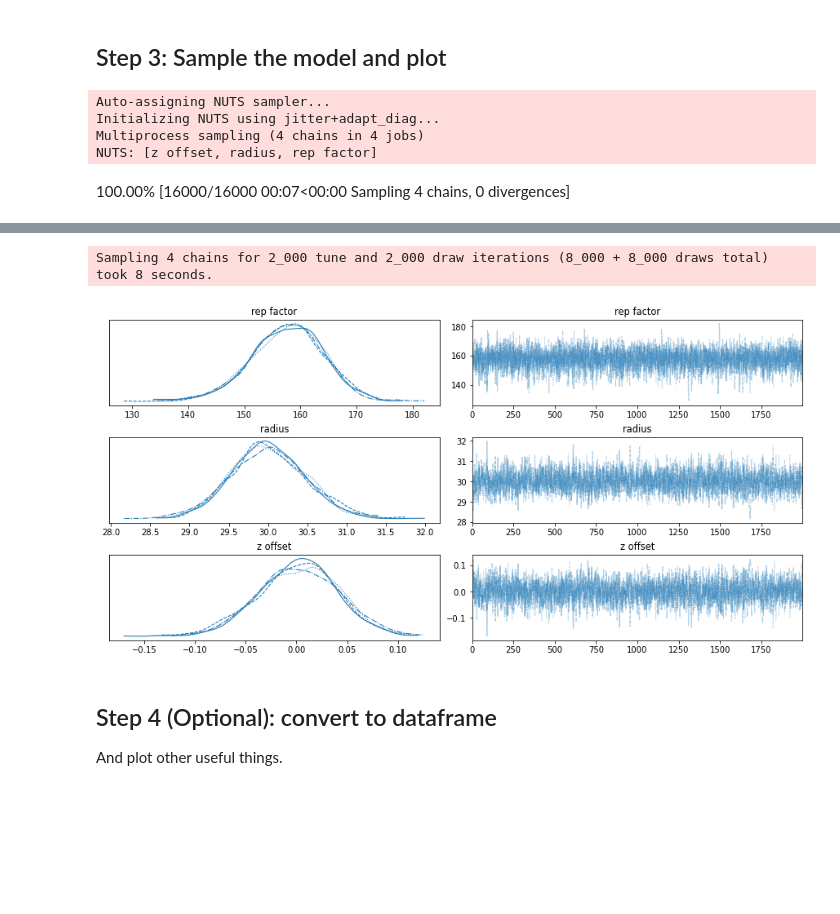
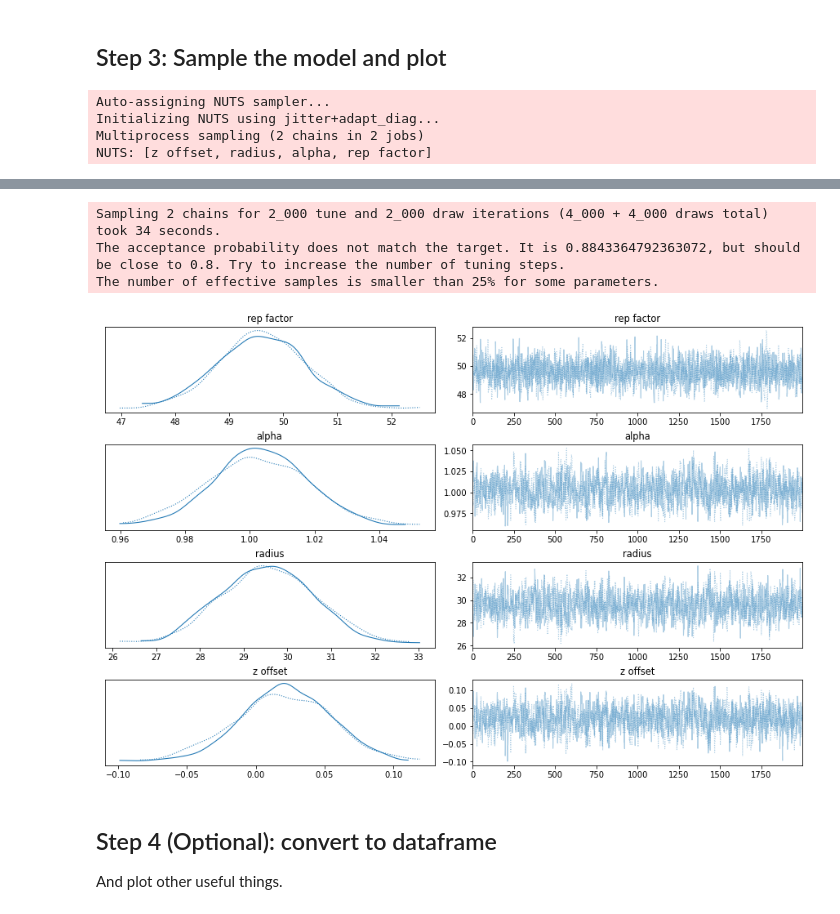
Before and after one commit to phys201/nc_AFM, a Jupyter notebook: documentation.ipynb, the cells around one changed output, grey strips where cells are left out. Drawn from its saved outputs; the diff is of its cells as text; code cells hidden in the pictures; blank space fills up the shorter version.

Commit message:
new repulsive term

```diff
--- a/documentation.ipynb
+++ b/documentation.ipynb
@@ -425,15 +446,13 @@ Here is an example for generating and fitting to the vdW spherical model.
 # %% [markdown]
 ## Step 1: generate the data
 # %%
-z = np.arange(2.4, 30, 0.2) #nN
+z = np.arange(1.4, 30, 0.2) #nN
 # %%
 noise = 0.05 #nN
 # %%
-epsilon = 2.5    #aJ
-sigma = 2.3      #nm
-
-repulsive = 150  #aJ/nm^2
-hamaker = 12     #aJ
+repulsive = 50  #aJ/nm
+alpha = 1
+hamaker = 4     #aJ
 radius = 30      #nm
 
 z_0 = 0.0        #nm
@@ -442,8 +461,8 @@ simulate the data. `simulatedata.sph` requries a repulsive term factor, Hamaker'
 # %%
-test_lj_data = sim.sph(repulsive, hamaker, radius, noise, z, z_0)
+test_data = sim.sph(z, repulsive, alpha, hamaker, radius, noise, z_0)
 
 #plot for a sanity check
-plt.plot(z, test_lj_data)
+plt.plot(z, test_data)
 
 plt.xlabel('z (nm)')
 plt.ylabel('force (nN)');
@@ -457,5 +476,5 @@ The starting position and bounds on each of the parameters has a default value (
 # %%
-test_sph_model = ml.vdw_sph(z, test_lj_data, noise, hamaker, fit_z0 = True)
+test_model = ml.vdw_sph(z, test_data, noise, hamaker, fit_z0 = True)
 # %% [markdown]
 ### Find the MAP
 
@@ -474,12 +495,11 @@ map_estimate
 # %% [markdown]
 ## Step 3: Sample the model and plot
 # %%
-with test_sph_model:
-    traces_sph =pm.sample(2000, tune = 2000, return_inferencedata=True)
-    az.plot_trace(traces_sph);
+with test_model:
+    traces_test =pm.sample(2000, tune = 2000, return_inferencedata=True)
+    az.plot_trace(traces_test);
 # %% [output]
 Auto-assigning NUTS sampler...
 Initializing NUTS using jitter+adapt_diag...
-Multiprocess sampling (4 chains in 4 jobs)
-NUTS: [z offset, radius, rep factor]
+Multiprocess sampling (2 chains in 2 jobs)
+NUTS: [z offset, radius, alpha, rep factor]
-100.00% [16000/16000 00:07<00:00 Sampling 4 chains, 0 divergences]
@@ -486,5 +507,7 @@ NUTS: [z offset, radius, rep factor]
-Sampling 4 chains for 2_000 tune and 2_000 draw iterations (8_000 + 8_000 draws total) took 8 seconds.
+Sampling 2 chains for 2_000 tune and 2_000 draw iterations (4_000 + 4_000 draws total) took 34 seconds.
+The acceptance probability does not match the target. It is 0.8843364792363072, but should be close to 0.8. Try to increase the number of tuning steps.
+The number of effective samples is smaller than 25% for some parameters.
-[figure, old version]
+[figure, new version]
 # %% [markdown]
 ## Step 4 (Optional): convert to dataframe
 
```
Also changed, not shown: parts of 41 cells of this notebook, 3 other files.
